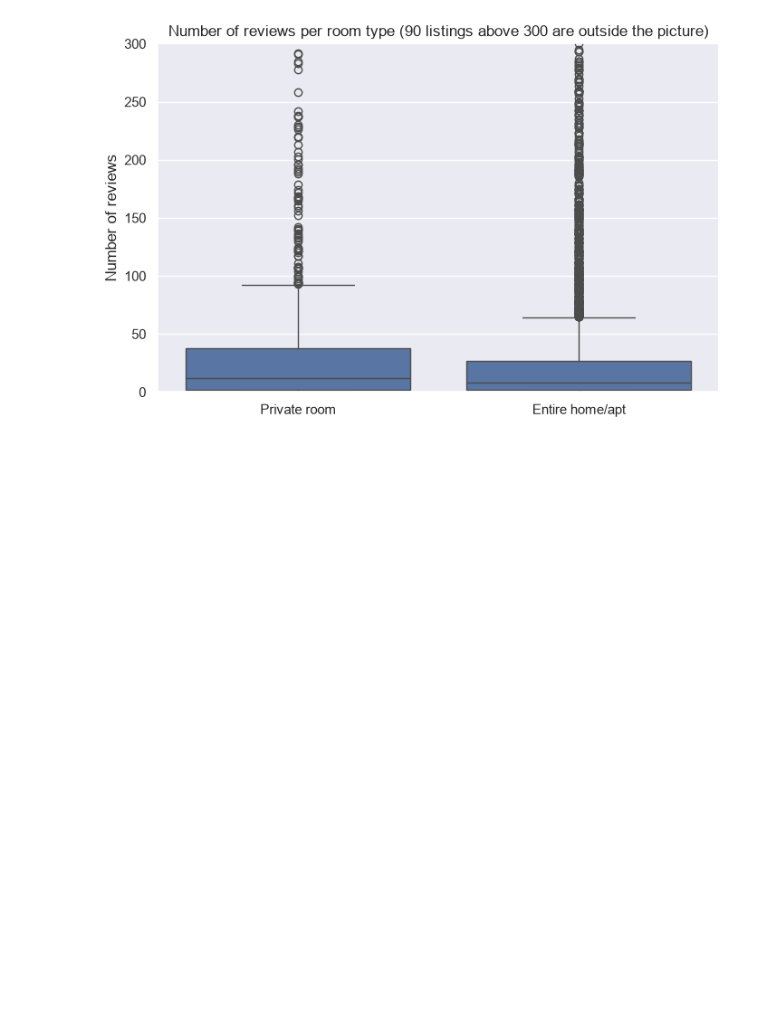
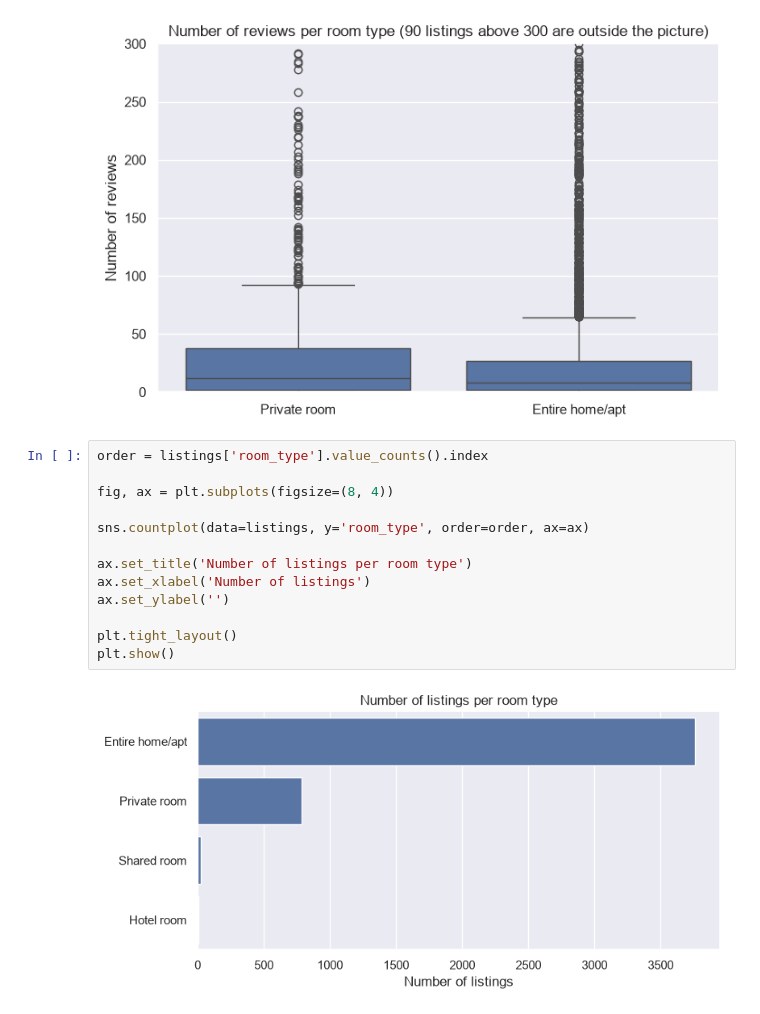
Before and after one commit to sven-0414/py-ai-lab, a Jupyter notebook: data_analysis/lab7.ipynb, the cells around one changed output. Drawn from its saved outputs; the diff is of its cells as text; blank space fills up the shorter version.

```diff
--- a/data_analysis/lab7.ipynb
+++ b/data_analysis/lab7.ipynb
@@ -104,3 +104,18 @@ plt.show()
 # %% [output]
 90 listings are above 300 reviews
 [figure]
+# %%
+order = listings['room_type'].value_counts().index
+
+fig, ax = plt.subplots(figsize=(8, 4))
+
+sns.countplot(data=listings, y='room_type', order=order, ax=ax)
+
+ax.set_title('Number of listings per room type')
+ax.set_xlabel('Number of listings')
+ax.set_ylabel('')
+
+plt.tight_layout()
+plt.show()
+# %% [output]
+[figure, added]
```
Also changed, not shown: parts of 9 cells of this notebook.
